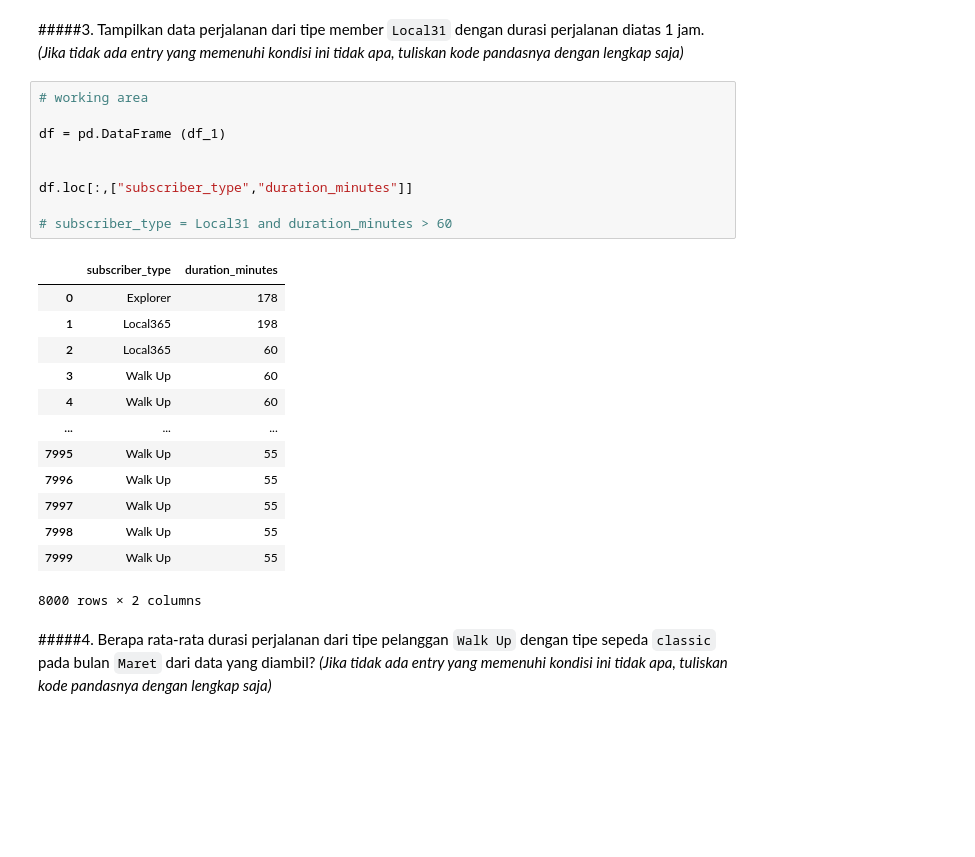
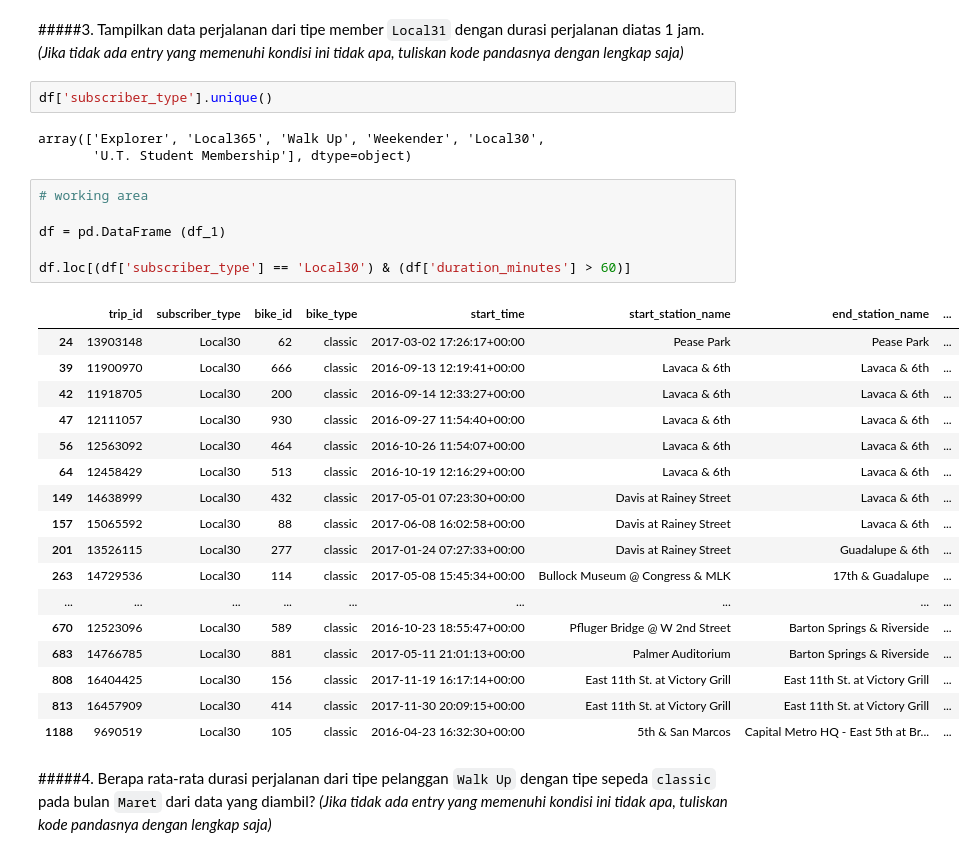
Before and after one commit to adhyarya51/Haktiv8, a Jupyter notebook: Kisi_Kisi_LC2_P0.ipynb, the cells around one changed output. Cells and saved outputs as stored; diff of their text form; blank space fills up the shorter version.

```diff
--- a/Kisi_Kisi_LC2_P0.ipynb
+++ b/Kisi_Kisi_LC2_P0.ipynb
@@ -614,29 +614,35 @@ df
 # %% [markdown]
 #####3. Tampilkan data perjalanan dari tipe member `Local31` dengan durasi perjalanan diatas 1 jam.
 *(Jika tidak ada entry yang memenuhi kondisi ini tidak apa, tuliskan kode pandasnya dengan lengkap saja)*
+# %%
+df['subscriber_type'].unique()
+# %% [output]
+array(['Explorer', 'Local365', 'Walk Up', 'Weekender', 'Local30',
+       'U.T. Student Membership'], dtype=object)
 # %%
 # working area
 
 df = pd.DataFrame (df_1)
 
-
-df.loc[:,["subscriber_type","duration_minutes"]]
-
-# subscriber_type = Local31 and duration_minutes > 60
+df.loc[(df['subscriber_type'] == 'Local30') & (df['duration_minutes'] > 60)]
 # %% [output]
-|  | subscriber_type | duration_minutes |
-| 0 | Explorer | 178 |
-| 1 | Local365 | 198 |
-| 2 | Local365 | 60 |
-| 3 | Walk Up | 60 |
-| 4 | Walk Up | 60 |
-| ... | ... | ... |
-| 7995 | Walk Up | 55 |
-| 7996 | Walk Up | 55 |
-| 7997 | Walk Up | 55 |
-| 7998 | Walk Up | 55 |
-| 7999 | Walk Up | 55 |
+|  | trip_id | subscriber_type | bike_id | bike_type | start_time | start_station_name | end_station_name | ... |
+| 24 | 13903148 | Local30 | 62 | classic | 2017-03-02 17:26:17+00:00 | Pease Park | Pease Park | ... |
+| 39 | 11900970 | Local30 | 666 | classic | 2016-09-13 12:19:41+00:00 | Lavaca & 6th | Lavaca & 6th | ... |
+| 42 | 11918705 | Local30 | 200 | classic | 2016-09-14 12:33:27+00:00 | Lavaca & 6th | Lavaca & 6th | ... |
+| 47 | 12111057 | Local30 | 930 | classic | 2016-09-27 11:54:40+00:00 | Lavaca & 6th | Lavaca & 6th | ... |
+| 56 | 12563092 | Local30 | 464 | classic | 2016-10-26 11:54:07+00:00 | Lavaca & 6th | Lavaca & 6th | ... |
+| 64 | 12458429 | Local30 | 513 | classic | 2016-10-19 12:16:29+00:00 | Lavaca & 6th | Lavaca & 6th | ... |
+| 149 | 14638999 | Local30 | 432 | classic | 2017-05-01 07:23:30+00:00 | Davis at Rainey Street | Lavaca & 6th | ... |
+| 157 | 15065592 | Local30 | 88 | classic | 2017-06-08 16:02:58+00:00 | Davis at Rainey Street | Lavaca & 6th | ... |
+| 201 | 13526115 | Local30 | 277 | classic | 2017-01-24 07:27:33+00:00 | Davis at Rainey Street | Guadalupe & 6th | ... |
+| 263 | 14729536 | Local30 | 114 | classic | 2017-05-08 15:45:34+00:00 | Bullock Museum @ Congress & MLK | 17th & Guadalupe | ... |
+| ... | ... | ... | ... | ... | ... | ... | ... | ... |
+| 670 | 12523096 | Local30 | 589 | classic | 2016-10-23 18:55:47+00:00 | Pfluger Bridge @ W 2nd Street | Barton Springs & Riverside | ... |
+| 683 | 14766785 | Local30 | 881 | classic | 2017-05-11 21:01:13+00:00 | Palmer Auditorium | Barton Springs & Riverside | ... |
+| 808 | 16404425 | Local30 | 156 | classic | 2017-11-19 16:17:14+00:00 | East 11th St. at Victory Grill | East 11th St. at Victory Grill | ... |
+| 813 | 16457909 | Local30 | 414 | classic | 2017-11-30 20:09:15+00:00 | East 11th St. at Victory Grill | East 11th St. at Victory Grill | ... |
+| 1188 | 9690519 | Local30 | 105 | classic | 2016-04-23 16:32:30+00:00 | 5th & San Marcos | Capital Metro HQ - East 5th at Br... | ... |
-8000 rows × 2 columns
 # %% [markdown]
 #####4. Berapa rata-rata durasi perjalanan dari tipe pelanggan `Walk Up` dengan tipe sepeda `classic` pada bulan `Maret` dari data yang diambil?
 *(Jika tidak ada entry yang memenuhi kondisi ini tidak apa, tuliskan kode pandasnya dengan lengkap saja)*
```
